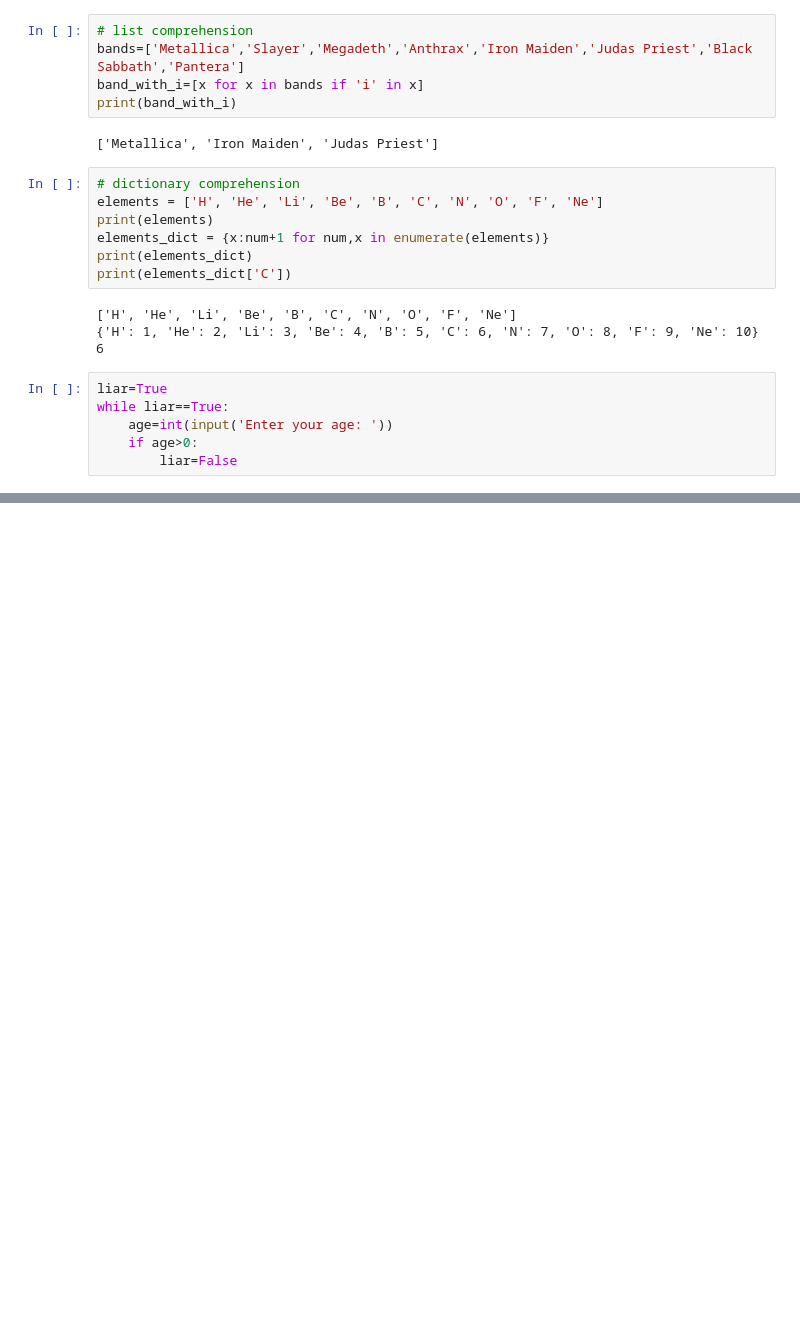
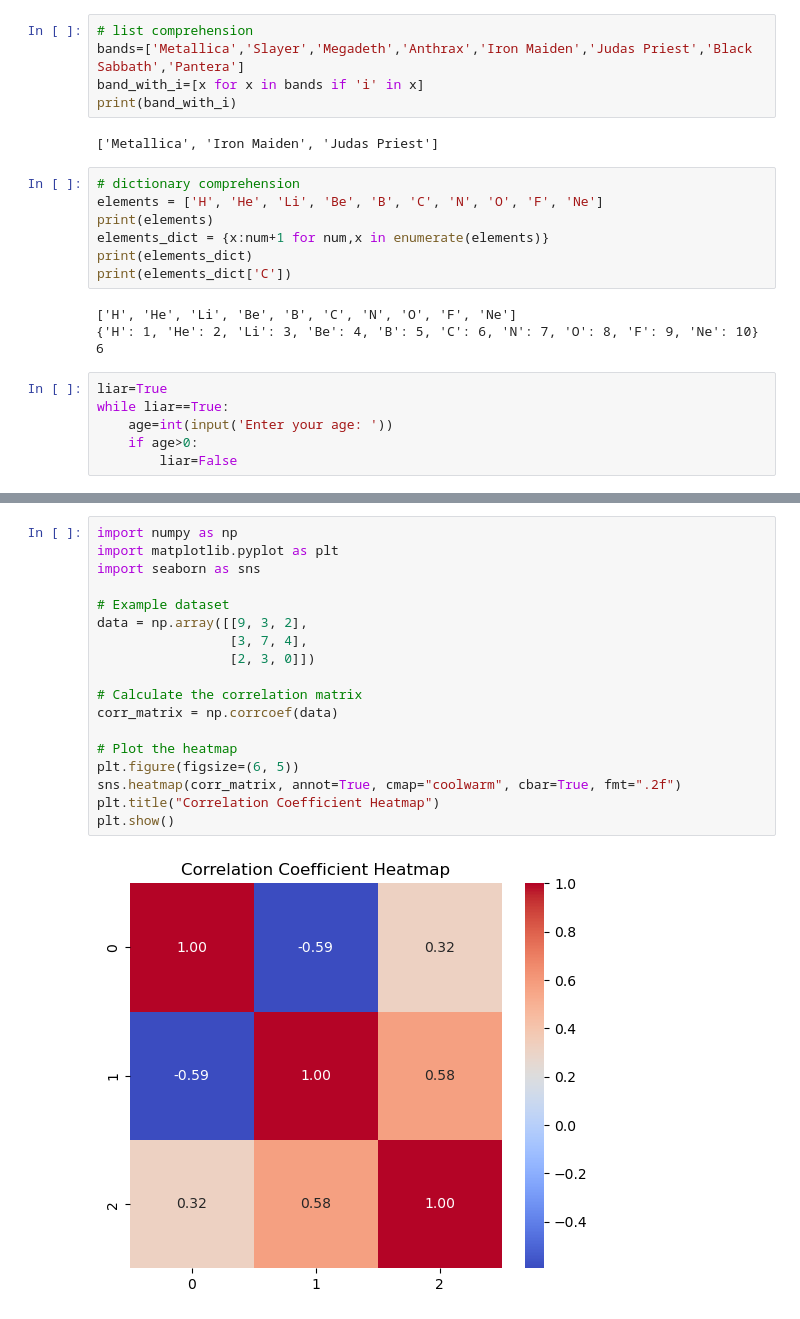
Before and after one commit to mana121/DrSpark_MSE2001python, a Jupyter notebook: mana_practice/prac_1.ipynb, the cells around one changed output, grey strips where cells are left out. Drawn from its saved outputs; the diff is of its cells as text; blank space fills up the shorter version.

Commit message:
add array

```diff
--- a/mana_practice/prac_1.ipynb
+++ b/mana_practice/prac_1.ipynb
@@ -1369,0 +1644,20 @@ while liar==True:
+# %%
+import numpy as np
+import matplotlib.pyplot as plt
+import seaborn as sns
+
+# Example dataset
+data = np.array([[9, 3, 2],
+                 [3, 7, 4],
+                 [2, 3, 0]])
+
+# Calculate the correlation matrix
+corr_matrix = np.corrcoef(data)
+
+# Plot the heatmap
+plt.figure(figsize=(6, 5))
+sns.heatmap(corr_matrix, annot=True, cmap="coolwarm", cbar=True, fmt=".2f")
+plt.title("Correlation Coefficient Heatmap")
+plt.show()
+# %% [output]
+[figure, added]
```
Also changed, not shown: parts of 50 cells of this notebook.
